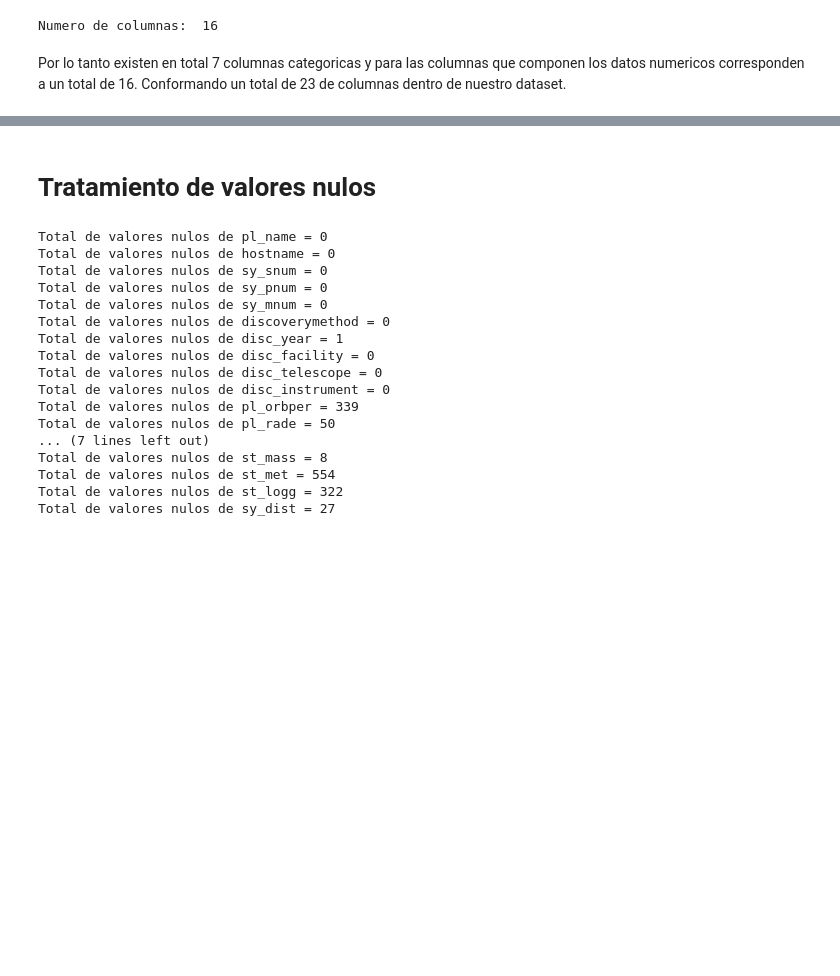
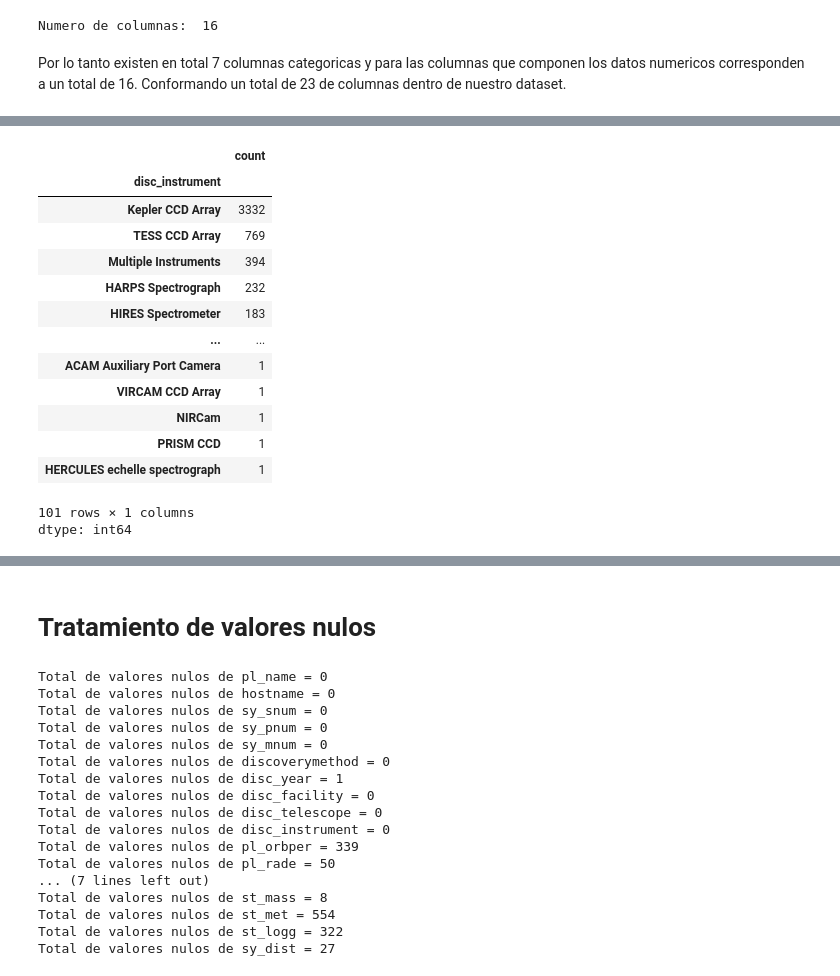
Before and after one commit to DAGP1145/Mineriadedatos, a Jupyter notebook: Mineria_De_Datos.ipynb, the cells around one changed output, grey strips where cells are left out. Saved outputs shown, nothing was run; the diff lists cells and outputs as text; code cells hidden in the pictures; blank space fills up the shorter version.

```diff
--- a/Mineria_De_Datos.ipynb
+++ b/Mineria_De_Datos.ipynb
@@ -134,0 +168,18 @@ Por lo tanto existen en total 7 columnas categoricas y para las columnas que com
+# %%
+systemplanets['disc_instrument'].value_counts()
+# %% [output]
+|  | count |
+| disc_instrument |  |
+| Kepler CCD Array | 3332 |
+| TESS CCD Array | 769 |
+| Multiple Instruments | 394 |
+| HARPS Spectrograph | 232 |
+| HIRES Spectrometer | 183 |
+| ... | ... |
+| ACAM Auxiliary Port Camera | 1 |
+| VIRCAM CCD Array | 1 |
+| NIRCam | 1 |
+| PRISM CCD | 1 |
+| HERCULES echelle spectrograph | 1 |
+101 rows × 1 columns
+dtype: int64
```
Also changed, not shown: parts of 8 cells of this notebook.
